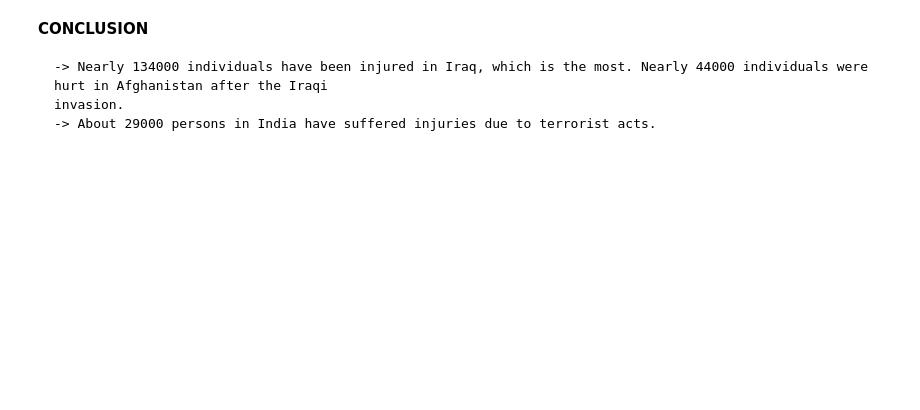
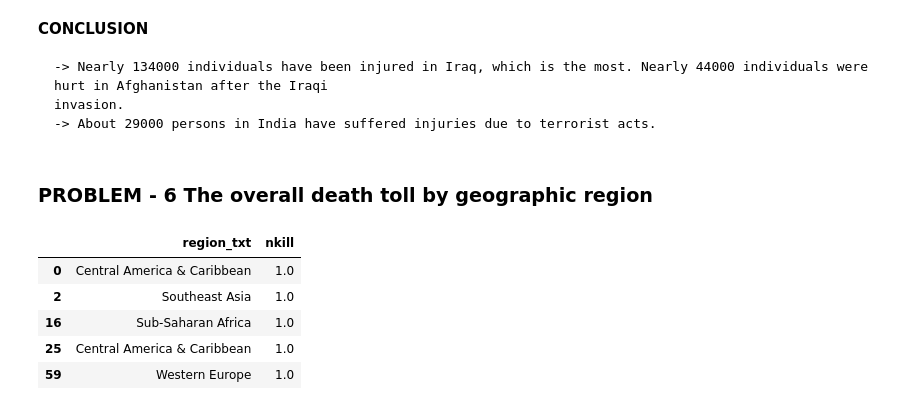
Before and after one commit to NEEL5252/Global-Data-Analysis, a Jupyter notebook: Analyzing_of_the_global_terrorism_dataset.ipynb, the cells around one changed output. Saved outputs shown, nothing was run; the diff lists cells and outputs as text; code cells hidden in the pictures; blank space fills up the shorter version.

Commit message:
PROBLEM - 6: The overall death toll by geographic region

````diff
--- a/Analyzing_of_the_global_terrorism_dataset.ipynb
+++ b/Analyzing_of_the_global_terrorism_dataset.ipynb
@@ -554,3 +554,17 @@ fig.show()
 invasion.
 -> About 29000 persons in India have suffered injuries due to terrorist acts.
 ```
+# %% [markdown]
+### **PROBLEM - 6** The overall death toll by geographic region
+# %%
+# Fetch the region_txt and nkill columns from the globalTd data in which we removed null and 0 values
+killPerRegion = globalTd[(globalTd['nkill'].notnull()) & (globalTd['nkill'] != 0.0)][['region_txt', 'nkill']]
+# %%
+killPerRegion.head()
+# %% [output]
+|  | region_txt | nkill |
+| 0 | Central America & Caribbean | 1.0 |
+| 2 | Southeast Asia | 1.0 |
+| 16 | Sub-Saharan Africa | 1.0 |
+| 25 | Central America & Caribbean | 1.0 |
+| 59 | Western Europe | 1.0 |
````
Also changed, not shown: parts of 5 cells of this notebook.
